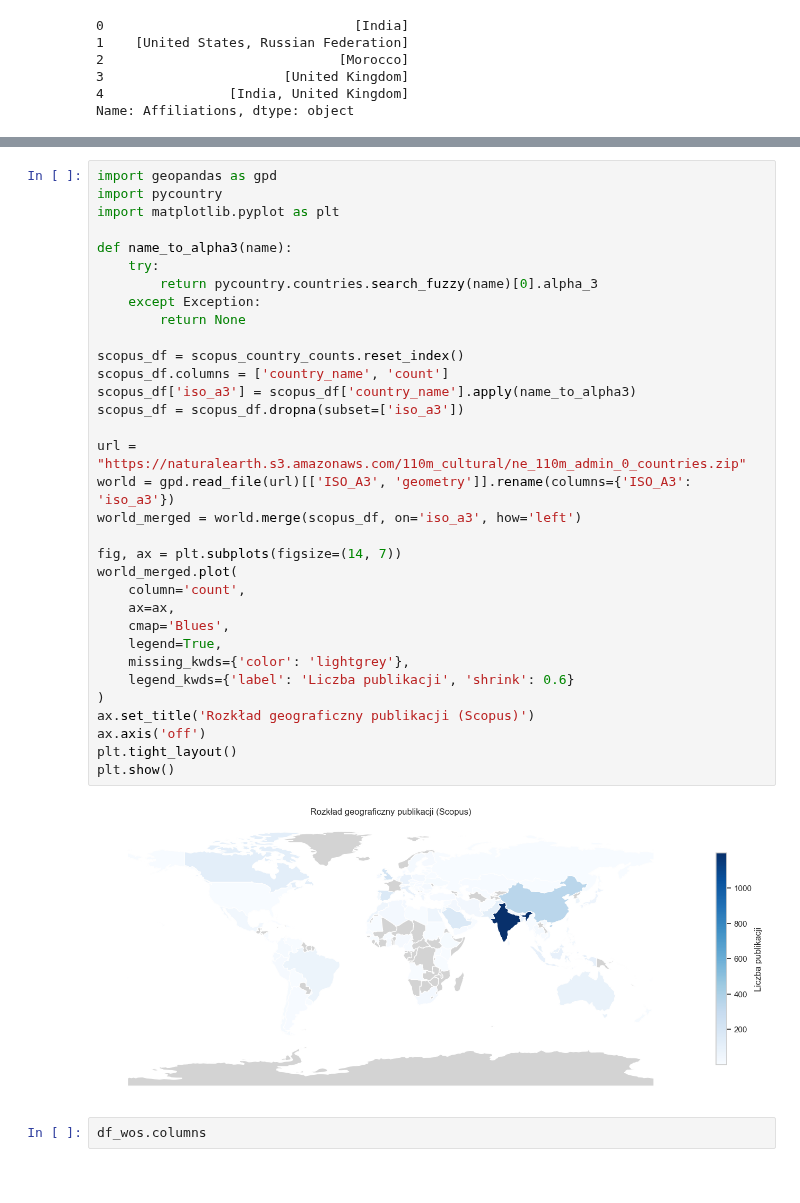
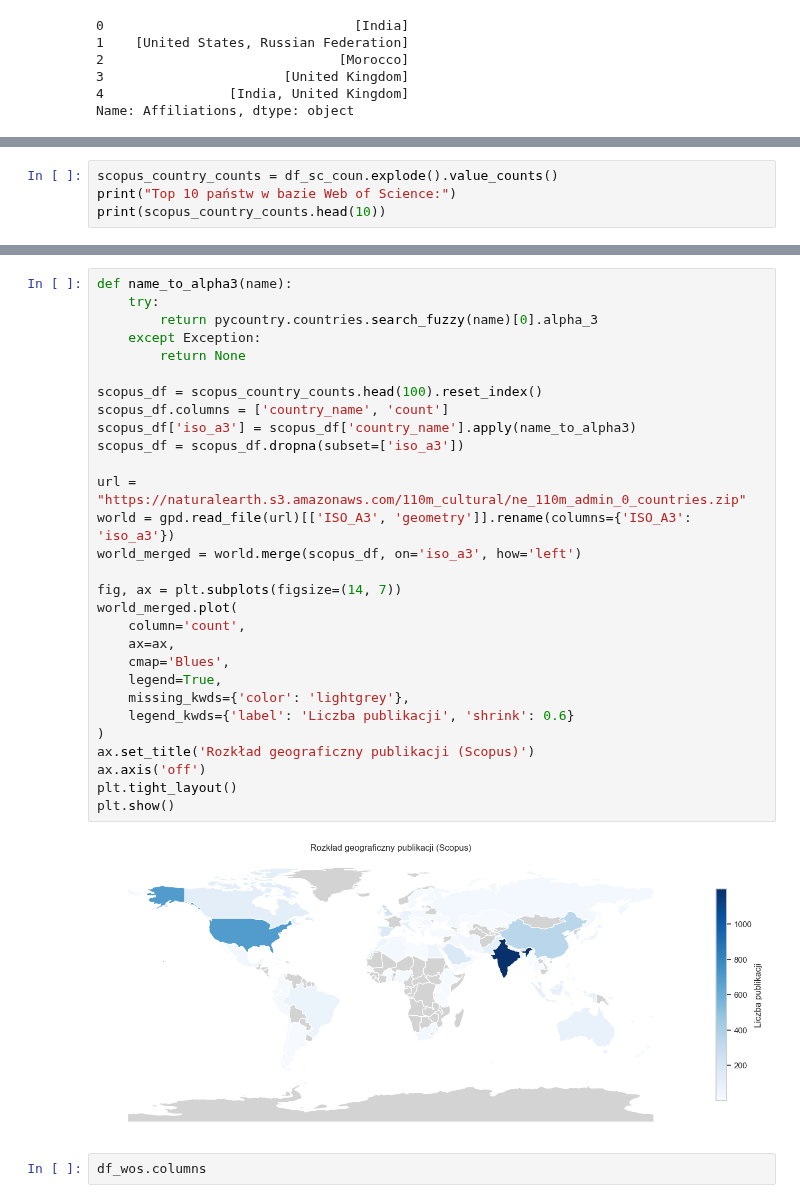
Before and after one commit to agatagera/Advances-in-research-on-the-use-of-large-language-models-in-social-media-analysis, a Jupyter notebook: analiza.ipynb, the cells around one changed output, grey strips where cells are left out. Cells and saved outputs as stored; diff of their text form.

Commit message:
fix scopus world map

```diff
--- a/analiza.ipynb
+++ b/analiza.ipynb
@@ -596,0 +588,4 @@ Name: Affiliations, Length: 4118, dtype: object
+# %%
+scopus_country_counts = df_sc_coun.explode().value_counts()
+print("Top 10 państw w bazie Web of Science:")
+print(scopus_country_counts.head(10))
@@ -624,40 +636,36 @@ plt.show()
 # %% [output]
 [figure]
 # %%
-import geopandas as gpd
-import pycountry
-import matplotlib.pyplot as plt
-
 def name_to_alpha3(name):
     try:
         return pycountry.countries.search_fuzzy(name)[0].alpha_3
     except Exception:
         return None
 
-scopus_df = scopus_country_counts.reset_index()
+scopus_df = scopus_country_counts.head(100).reset_index()
 scopus_df.columns = ['country_name', 'count']
 scopus_df['iso_a3'] = scopus_df['country_name'].apply(name_to_alpha3)
 scopus_df = scopus_df.dropna(subset=['iso_a3'])
 
 url = "https://naturalearth.s3.amazonaws.com/110m_cultural/ne_110m_admin_0_countries.zip"
 world = gpd.read_file(url)[['ISO_A3', 'geometry']].rename(columns={'ISO_A3': 'iso_a3'})
 world_merged = world.merge(scopus_df, on='iso_a3', how='left')
 
 fig, ax = plt.subplots(figsize=(14, 7))
 world_merged.plot(
     column='count',
     ax=ax,
     cmap='Blues',
     legend=True,
     missing_kwds={'color': 'lightgrey'},
     legend_kwds={'label': 'Liczba publikacji', 'shrink': 0.6}
 )
 ax.set_title('Rozkład geograficzny publikacji (Scopus)')
 ax.axis('off')
 plt.tight_layout()
 plt.show()
 # %% [output]
-[figure, old version]
+[figure, new version]
 # %%
 df_wos.columns
 # %% [output]
```
Also changed, not shown: parts of 13 cells of this notebook.
